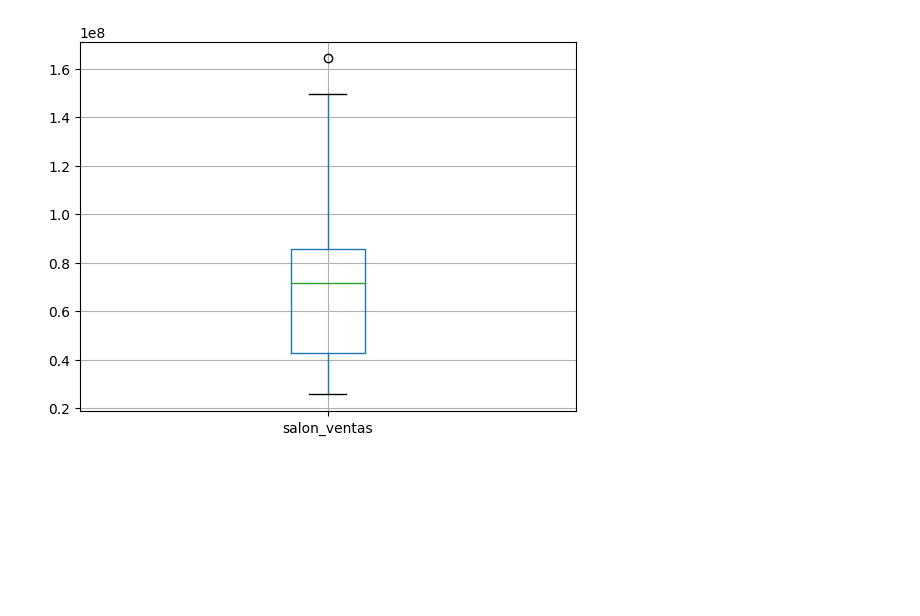
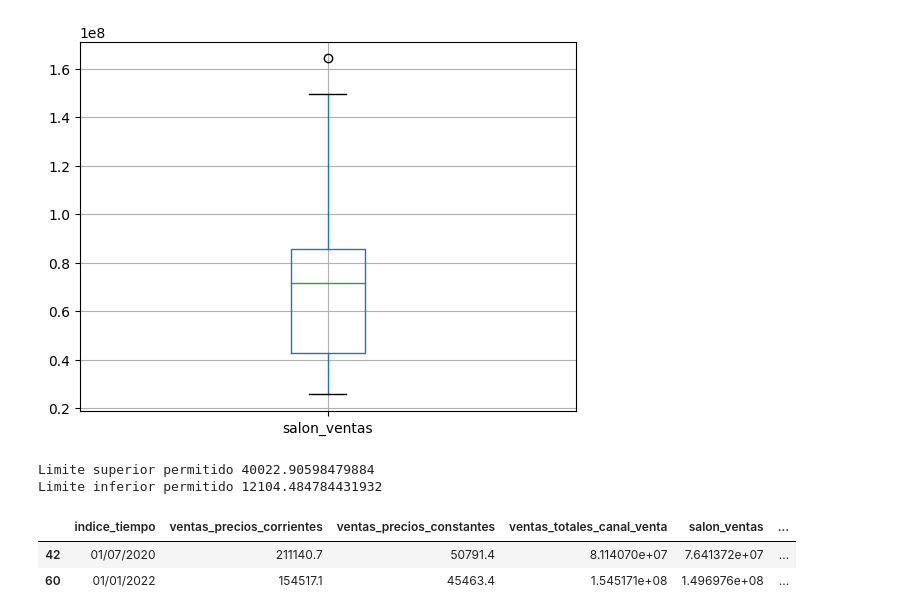
Before and after one commit to Ick3r/Actividad_3, a Jupyter notebook: Outliers.ipynb, the cells around one changed output. Saved outputs shown, nothing was run; the diff lists cells and outputs as text; code cells hidden in the pictures; blank space fills up the shorter version.

```diff
--- a/Outliers.ipynb
+++ b/Outliers.ipynb
@@ -356,3 +356,21 @@ boxplot = data_clean_salon_venta.boxplot(column=['salon_ventas'])
 # %%
 #Vemos como se han eliminado nuestros outline values; sin embargo, siguen existiendo estos valores en nuestra
 #variable debido a que nuevamente se han ajustado nuestro grafico y algunos quedan fuera de nuestro rango
+# %%
+#ventas_precios_constantes
+#Método aplicando desviación estandar. Encuentro los valores extremos
+y=data2["ventas_precios_constantes"]
+Limite_Superior= y.mean() + 3*y.std()
+Limite_Inferior= y.mean() - 3*y.std()
+print("Limite superior permitido", Limite_Superior)
+print("Limite inferior permitido", Limite_Inferior)
+
+#Encontramos Ouliers
+outliers_ventas_precios_constantes= data2[(y>Limite_Superior)|(y<Limite_Inferior)]
+outliers_ventas_precios_constantes
+# %% [output]
+Limite superior permitido 40022.90598479884
+Limite inferior permitido 12104.484784431932
+|  | indice_tiempo | ventas_precios_corrientes | ventas_precios_constantes | ventas_totales_canal_venta | salon_ventas | ... |
+| 42 | 01/07/2020 | 211140.7 | 50791.4 | 8.114070e+07 | 7.641372e+07 | ... |
+| 60 | 01/01/2022 | 154517.1 | 45463.4 | 1.545171e+08 | 1.496976e+08 | ... |
```
Also changed, not shown: parts of 2 cells of this notebook.
